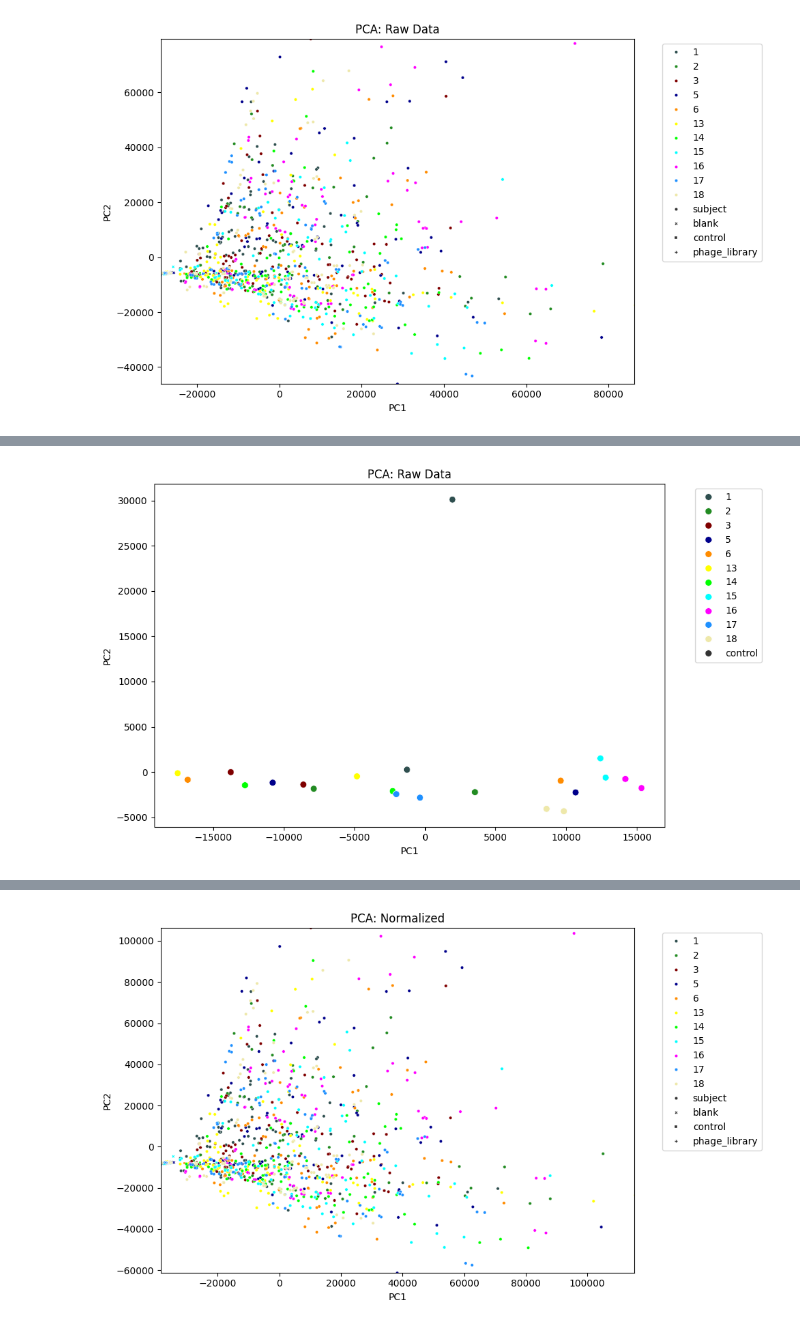
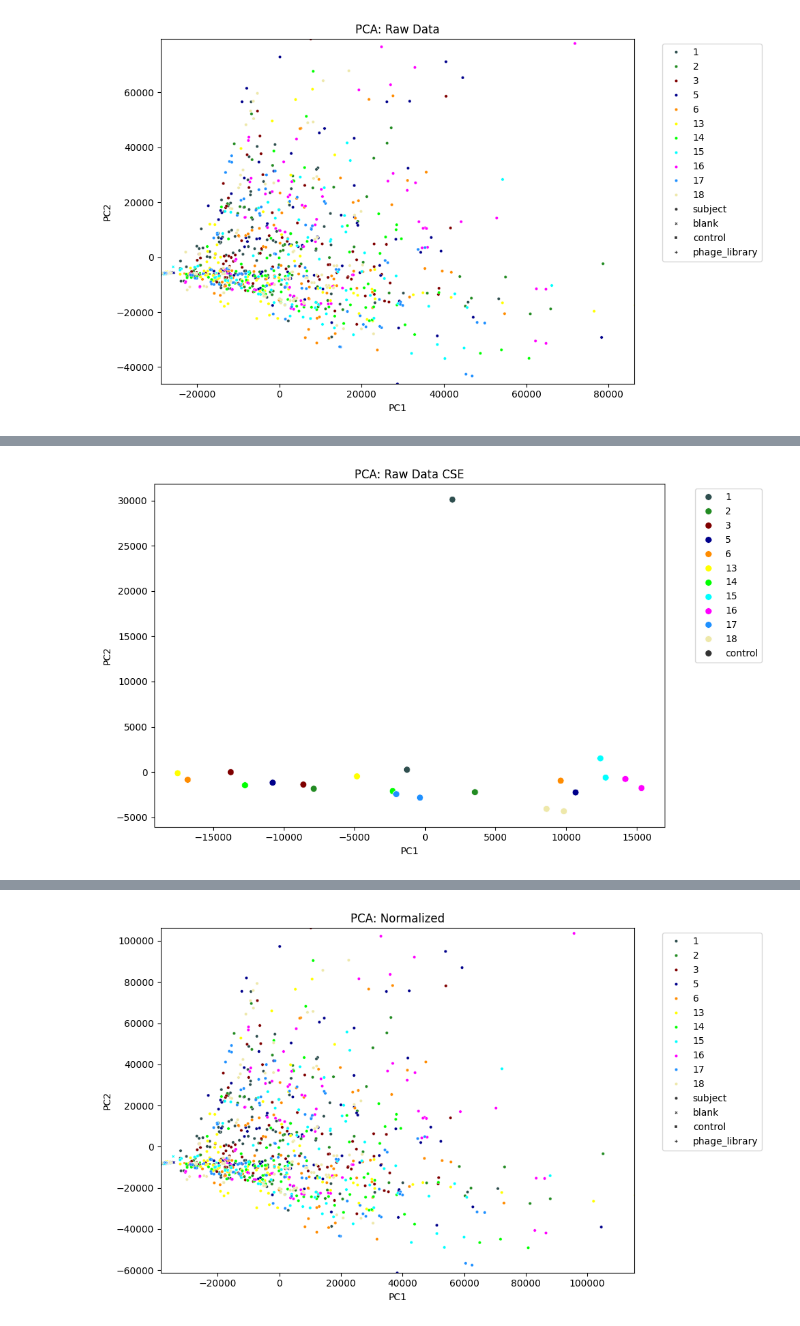
Before and after one commit to ucsffrancislab/genomics, a Jupyter notebook: data/20250925-Illumina-PhIP/20251114-PhIP-MultiPlate/out.123456131415161718/counts_normalized_subtracted_pcas.ipynb, the cells around one changed output, grey strips where cells are left out. Cells and saved outputs as stored; diff of their text form; code cells hidden in the pictures.

```diff
--- a/data/20250925-Illumina-PhIP/20251114-PhIP-MultiPlate/out.123456131415161718/counts_normalized_subtracted_pcas.ipynb
+++ b/data/20250925-Illumina-PhIP/20251114-PhIP-MultiPlate/out.123456131415161718/counts_normalized_subtracted_pcas.ipynb
@@ -29,11 +29,11 @@ def plot_total_counts(data_annot, title):
 from sklearn.decomposition import PCA
 
 #def plot_pca(data_annot, manifest, title):
-def plot_pca(data_annot, title, min=0.1, max=99.9, size=10):
+def plot_pca(df, title, min=0.1, max=99.9, size=10):
     # Remove annotation columns
-    X = data_annot.drop(['plate', 'class'], axis=1).values
-    y = data_annot['class'].values
-    plates = data_annot['plate'].values
+    X = df.drop(['plate', 'class'], axis=1).values
+    y = df['class'].values
+    plates = df['plate'].values
     pca = PCA(n_components=2)
     X_pca = pca.fit_transform(X)
     plt.figure(figsize=(10, 6))
@@ -602,2 +625,7 @@ plot_pca(data_annot.reset_index().set_index('sample').drop(['subject','type','la
 # %% [output]
 [figure]
+# %%
+cse_pca_data_annot = data_annot.loc[
+    (data_annot.index.get_level_values('type') == 'commercial serum control'),:
+    ].reset_index().set_index('sample').drop(['subject','type','lane'],axis='columns').fillna(0)
+cse_pca_data_annot
@@ -604,7 +652,4 @@ plot_pca(data_annot.reset_index().set_index('sample').drop(['subject','type','la
 # %%
-plot_pca(data_annot.loc[
-    (data_annot.index.get_level_values('type') == 'commercial serum control'),:
-    ].reset_index().set_index('sample').drop(['subject','type','lane'],axis='columns').fillna(0),
-         "PCA: Raw Data",min=0,max=100,size=50)
+plot_pca(cse_pca_data_annot, "PCA: Raw Data CSE",min=0,max=100,size=50)
 # %% [output]
-[figure, old version]
+[figure, new version]
```
Also changed, not shown: parts of 15 cells of this notebook.
